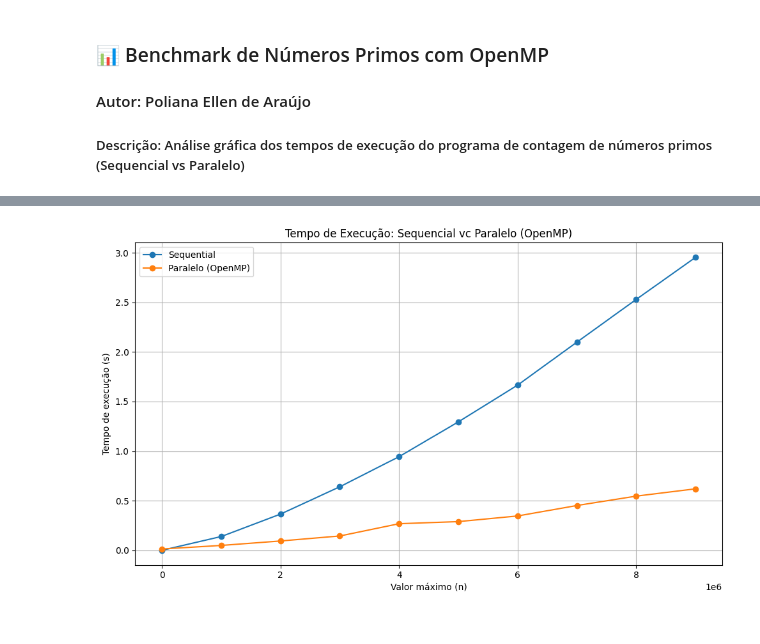
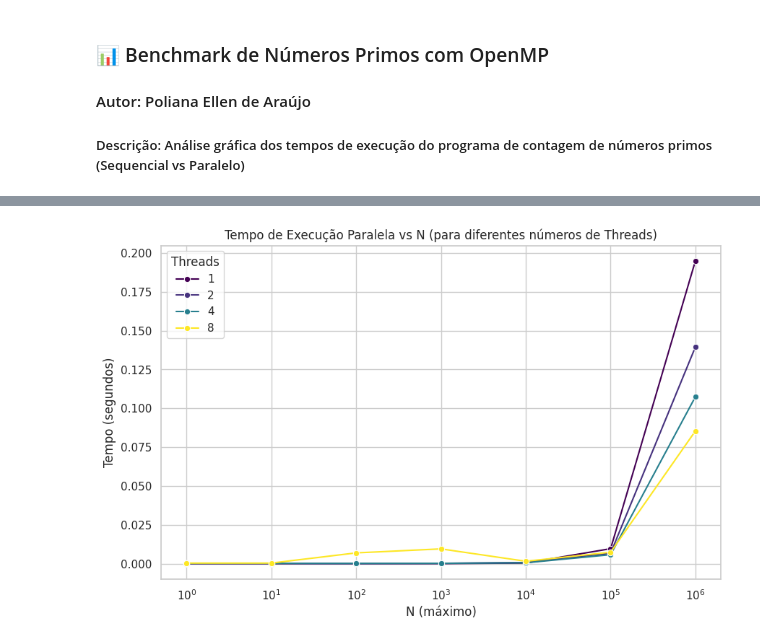
Before and after one commit to polianaraujo/parallelp, a Jupyter notebook: tarefa5/graphic.ipynb, the cells around one changed output, grey strips where cells are left out. Drawn from its saved outputs; the diff is of its cells as text; code cells hidden in the pictures.

```diff
--- a/tarefa5/graphic.ipynb
+++ b/tarefa5/graphic.ipynb
@@ -27,14 +24,17 @@ df
-# %%
-plt.figure(figsize=(10,6))
-plt.plot(df['n'], df['sequencial'], label='Sequential', marker='o')
-plt.plot(df['n'], df['paralelo'], label='Paralelo (OpenMP)', marker='o')
-
-plt.xlabel("Valor máximo (n)")
-plt.ylabel("Tempo de execução (s)")
-plt.title("Tempo de Execução: Sequencial vc Paralelo (OpenMP)")
-plt.legend()
-plt.grid(True)
-plt.tight_layout()
-plt.show()
-# %% [output]
-[figure, removed]
+# %%
+# Gráfico só com a versão Paralela
+df_paralelo = df[df['Tipo'] == 'Paralelo']
+
+plt.figure(figsize=(10,6))
+sns.lineplot(data=df_paralelo, x='N', y='Tempo', hue='Threads', marker='o', palette='viridis')
+
+plt.xscale('log')  # Escala logarítmica no eixo X
+
+plt.title('Tempo de Execução Paralela vs N (para diferentes números de Threads)')
+plt.xlabel('N (máximo)')
+plt.ylabel('Tempo (segundos)')
+plt.legend(title='Threads')
+plt.grid(True)
+plt.show()
+# %% [output]
+[figure, added]
```
Also changed, not shown: parts of 2 cells of this notebook, 5 other files.
